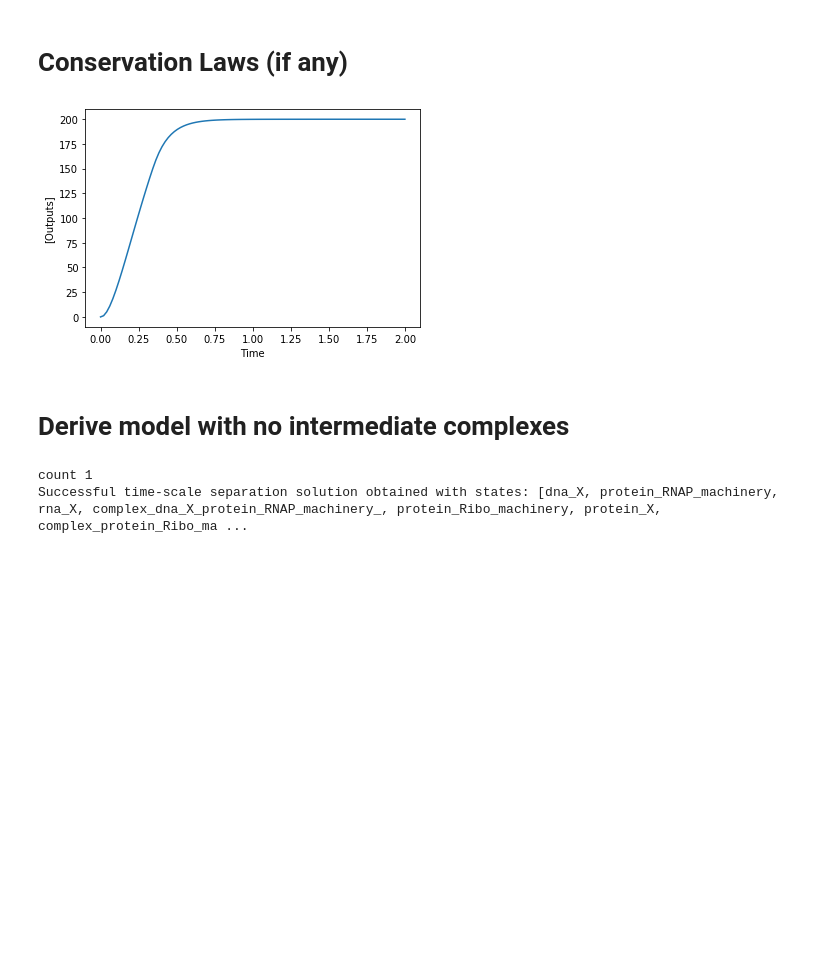
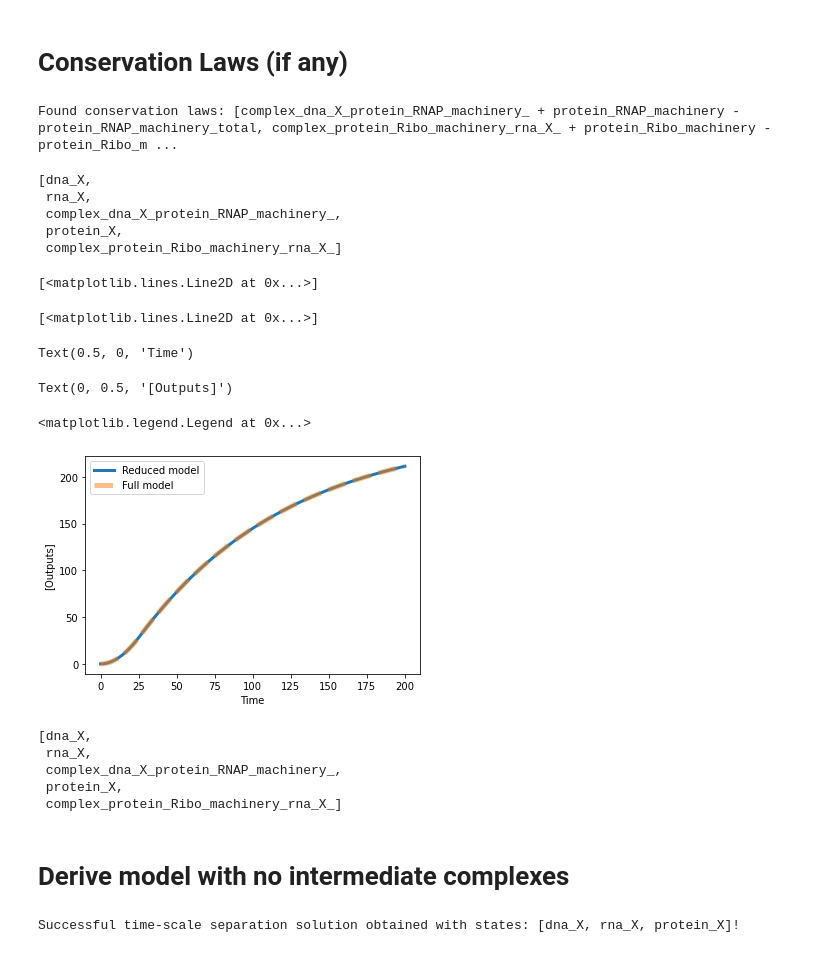
Before and after one commit to ayush9pandey/AutoReduce, a Jupyter notebook: examples/AutoReduce-BioCRNpyler interface.ipynb, the cells around one changed output. Drawn from its saved outputs; the diff is of its cells as text; code cells hidden in the pictures; blank space fills up the shorter version.

```diff
--- a/examples/AutoReduce-BioCRNpyler interface.ipynb
+++ b/examples/AutoReduce-BioCRNpyler interface.ipynb
@@ -61,7 +120,8 @@ sys_ode = get_ODE(sys, timepoints_ode)
 sol = sys_ode.solve_system().T
 try:
     import matplotlib.pyplot as plt
-    plt.plot(timepoints_ode, np.transpose(np.array(sys.C)@sol))
+    full_model = np.transpose(np.array(sys.C)@sol)
+    plt.plot(timepoints_ode, full_model)
     plt.xlabel('Time')
     plt.ylabel('[Outputs]')
     plt.show()
@@ -114,0 +180,7 @@ f_cons = sys_reduce.solve_conservation_laws(conserved_quantities, states_to_elim
+# %%
+G, P, T, C1, R, X, C2 = sys.x
+conserved_sets = [[P,C1],[R,C2]]
+con = sys.solve_conservation_laws(conserved_sets=conserved_sets,
+                                  states_to_eliminate=[P, R])
+# %% [output]
+Found conservation laws: [complex_dna_X_protein_RNAP_machinery_ + protein_RNAP_machinery - protein_RNAP_machinery_total, complex_protein_Ribo_machinery_rna_X_ + protein_Ribo_machinery - protein_Ribo_m ...
@@ -115,35 +189,45 @@ f_cons = sys_reduce.solve_conservation_laws(conserved_quantities, states_to_elim
+# %%
+sys.x
+# %% [output]
+[dna_X,
+ rna_X,
+ complex_dna_X_protein_RNAP_machinery_,
+ protein_X,
+ complex_protein_Ribo_machinery_rna_X_]
 # %%
-# from autoreduce.utils import get_ODE
-# timepoints_ode = np.linspace(0, 2, 100)
-# params_values = [100, 10, 4, 10, 0.25, 2, 10, 0.5, 1, 10, 1000, 1000, 1000]
-# sys_reduce.params_values = params_values
-# sys_ode = get_ODE(sys_reduce, timepoints_ode)
-# sol = sys_ode.solve_system().T
-# try:
-    # import matplotlib.pyplot as plt
-    # plt.plot(timepoints_ode, np.transpose(np.array(sys_reduce.C)@sol))
-    # plt.xlabel('Time')
-    # plt.ylabel('[Outputs]')
-    # plt.show()
-# except:
-#     print('Plotting libraries missing.')
+from autoreduce.utils import get_ODE
+timepoints_ode = np.linspace(0, 200, 100)
+sys_ode = get_ODE(sys, timepoints_ode)
+sol = sys_ode.solve_system().T
+try:
+    import matplotlib.pyplot as plt
+    plt.plot(timepoints_ode, np.transpose(np.array(sys.C)@sol), lw = 3, label = 'Reduced model')
+    plt.plot(timepoints_ode, full_model, '--', alpha = 0.5, lw = 5, label = 'Full model')
+    plt.xlabel('Time')
+    plt.ylabel('[Outputs]')
+    plt.legend()
+    plt.show()
+except:
+    print('Plotting libraries missing.')
 # %% [output]
+[<matplotlib.lines.Line2D at 0x...>]
+[<matplotlib.lines.Line2D at 0x...>]
+Text(0.5, 0, 'Time')
+Text(0, 0.5, '[Outputs]')
+<matplotlib.legend.Legend at 0x...>
-[figure, old version]
+[figure, new version]
+# %%
+sys.x
+# %% [output]
+[dna_X,
+ rna_X,
+ complex_dna_X_protein_RNAP_machinery_,
+ protein_X,
+ complex_protein_Ribo_machinery_rna_X_]
 # %% [markdown]
 # Derive model with no intermediate complexes
-# %%
-# states_to_remove = [x[12], x[12], x[14], x[15], x[16]]
-# retained_states = []
-# for state in x:
-#     index = sys.x.index(state)
-#     if state not in states_to_remove:
-#         retained_states.append(x[index])
-reduced_sys, fast_ss = sys_reduce.solve_timescale_separation([x[0], x[1], x[2], x[3], x[4], x[5],
-                                                             x[6], x[7], x[8], x[9], x[10], x[11]],
-                                                             debug = False)
-# reduced_sys.f[1]
-# Se = sys_reduce.get_robustness_metric(reduced_sys, fast_ss, [0,2,5])
-# %% [output]
-count 1
-Successful time-scale separation solution obtained with states: [dna_X, protein_RNAP_machinery, rna_X, complex_dna_X_protein_RNAP_machinery_, protein_Ribo_machinery, protein_X, complex_protein_Ribo_ma ...
+# %%
+reduced_sys, fast_ss = sys.solve_timescale_separation([G,T,X])
+# %% [output]
+Successful time-scale separation solution obtained with states: [dna_X, rna_X, protein_X]!
 # %%
```
Also changed, not shown: parts of 18 cells of this notebook, 13 other files.
